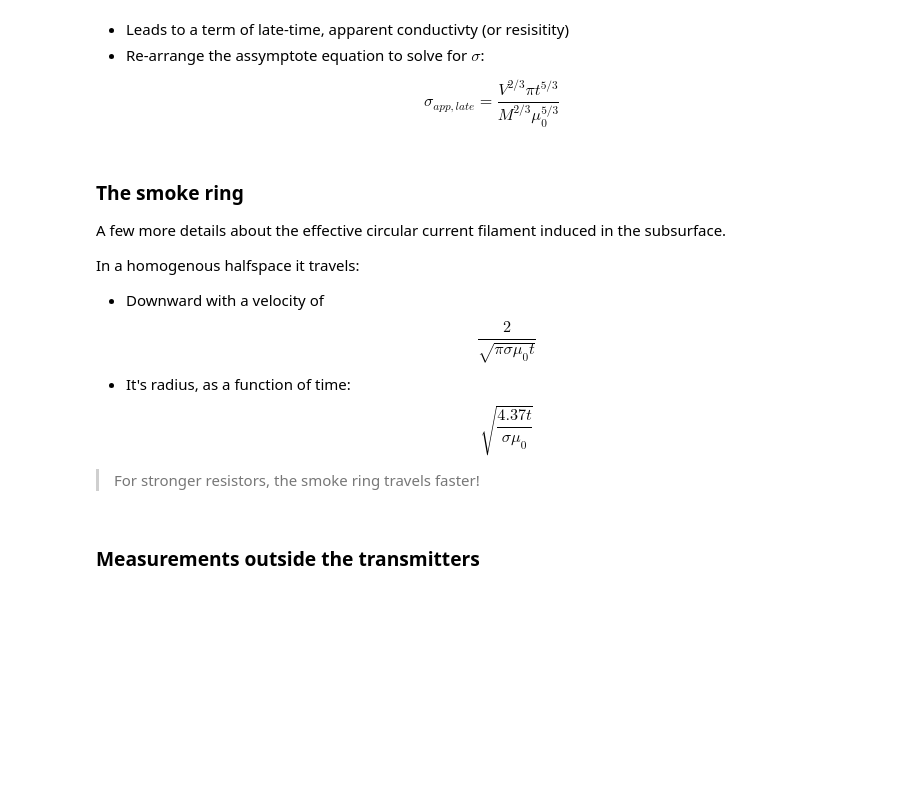
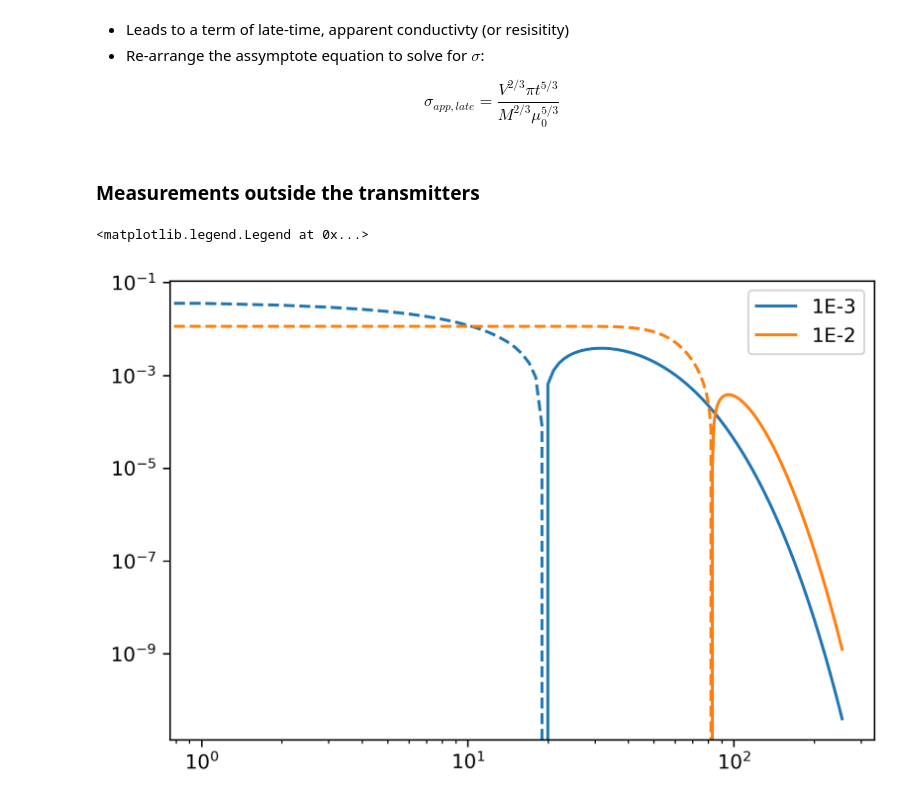
Before and after one commit to jcapriot/gpgn-319, a Jupyter notebook: notes/em/3-TDEM-2.ipynb, the cells around one changed output. Saved outputs shown, nothing was run; the diff lists cells and outputs as text; code cells hidden in the pictures; blank space fills up the shorter version.

```diff
--- a/notes/em/3-TDEM-2.ipynb
+++ b/notes/em/3-TDEM-2.ipynb
@@ -129,18 +132,7 @@ do_db_assym_plot()
 $$
 \sigma_{app, late} = \frac{V^{2/3} \pi t^{5/3}}{M^{2/3} \mu_0^{5/3}}
 $$
-# %% [markdown]
-### The smoke ring
-A few more details about the effective circular current filament induced in the subsurface.
-
-In a homogenous halfspace it travels:
-* Downward with a velocity of
-$$
-\frac{2}{\sqrt{\pi \sigma \mu_0 t}}
-$$
-* It's radius, as a function of time:
-$$ \sqrt{\frac{4.37 t}{\sigma \mu_0}}$$
-
-> For stronger resistors, the smoke ring travels faster!
 # %% [markdown]
 ### Measurements outside the transmitters
+# %%
+ts = np.logspace(-6, -2, 256)
@@ -146,0 +141,16 @@ $$ \sqrt{\frac{4.37 t}{\sigma \mu_0}}$$
+# %%
+dip = VerticalMagneticDipoleHalfSpace(ts, sigma=1E-3)
+dbdt = dip.magnetic_field_time_derivative([100, 0])
+
+plt.loglog(dbdt[:, -1], linestyle='--', color='C0')
+plt.loglog(-dbdt[:, -1], color='C0', label='1E-3')
+
+dip = VerticalMagneticDipoleHalfSpace(ts, sigma=1E-2)
+dbdt = dip.magnetic_field_time_derivative([100, 0])
+
+plt.loglog(dbdt[:, -1], linestyle='--', color='C1')
+plt.loglog(-dbdt[:, -1], color='C1', label='1E-2')
+plt.legend()
+# %% [output]
+<matplotlib.legend.Legend at 0x...>
+[figure, added]
```
Also changed, not shown: parts of 8 cells of this notebook, 2 other files.
